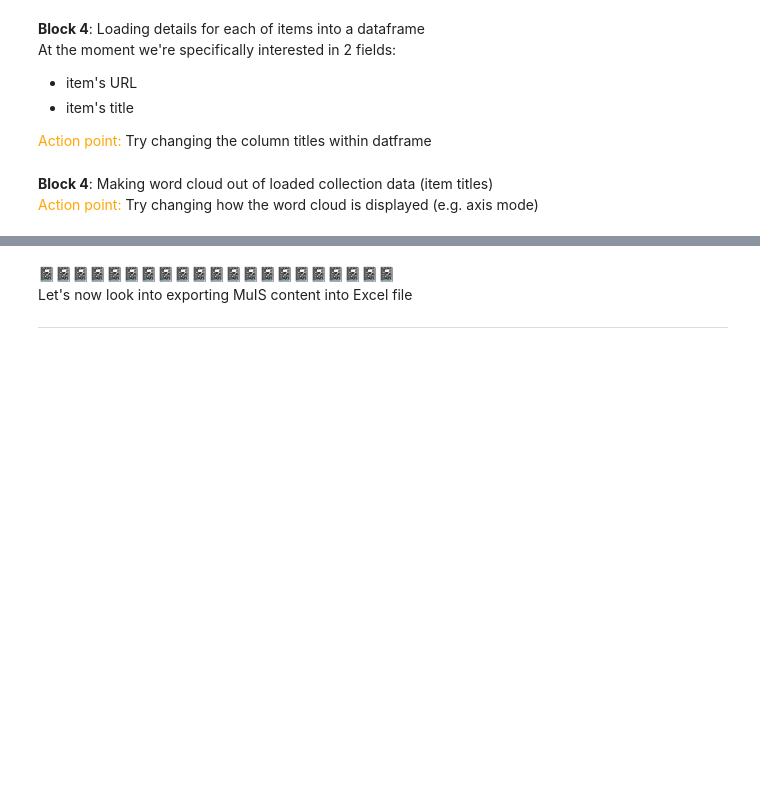
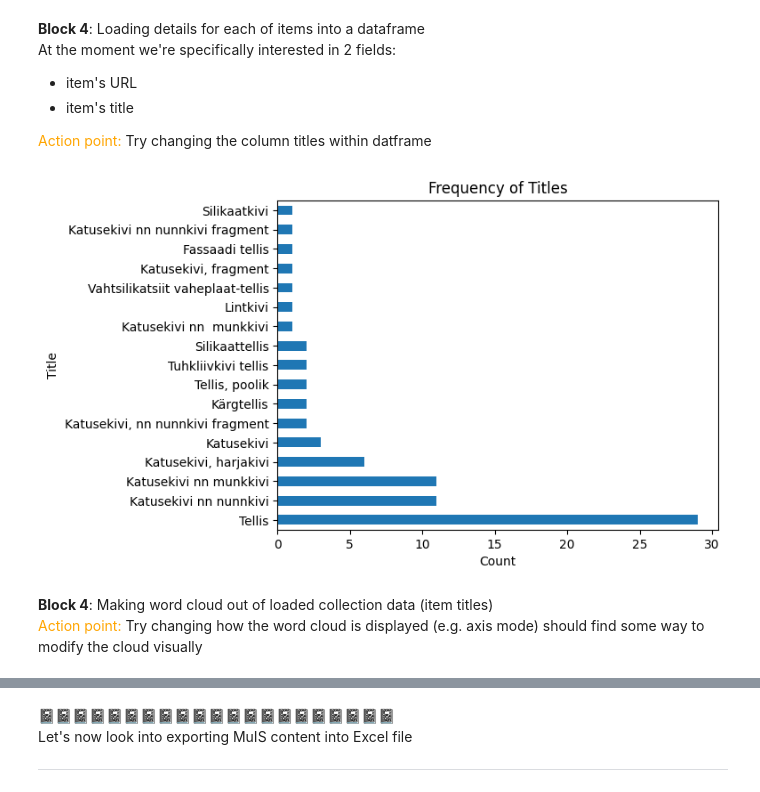
Before and after one commit to olexandr7/erm_workshop, a Jupyter notebook: ERM_workshop_1.ipynb, the cells around one changed output, grey strips where cells are left out. Drawn from its saved outputs; the diff is of its cells as text; code cells hidden in the pictures; blank space fills up the shorter version.

```diff
--- a/ERM_workshop_1.ipynb
+++ b/ERM_workshop_1.ipynb
@@ -99,9 +136,21 @@ df = df.rename(columns={0: 'URL', 1: 'Title'})
 
 #displaying dataframe
 df
+# %%
+# @title Frequency of Titles
+
+import matplotlib.pyplot as plt
+
+df['Title'].value_counts().plot(kind='barh')
+plt.xlabel('Count')
+plt.ylabel('Title')
+_ = plt.title('Frequency of Titles')
+# %% [output]
+[figure, added]
 # %% [markdown]
 **Block 4**: Making word cloud out of loaded collection data (item titles)
 <br>  <font color='orange'>Action point: </font> Try changing how the word cloud is displayed (e.g. axis mode)
+should find some way to modify the cloud visually
 # %%
 #Creating wordcloud based on example from:
 #https://github.com/amueller/word_cloud/blob/main/examples/simple.py
```
Also changed, not shown: parts of 14 cells of this notebook.
